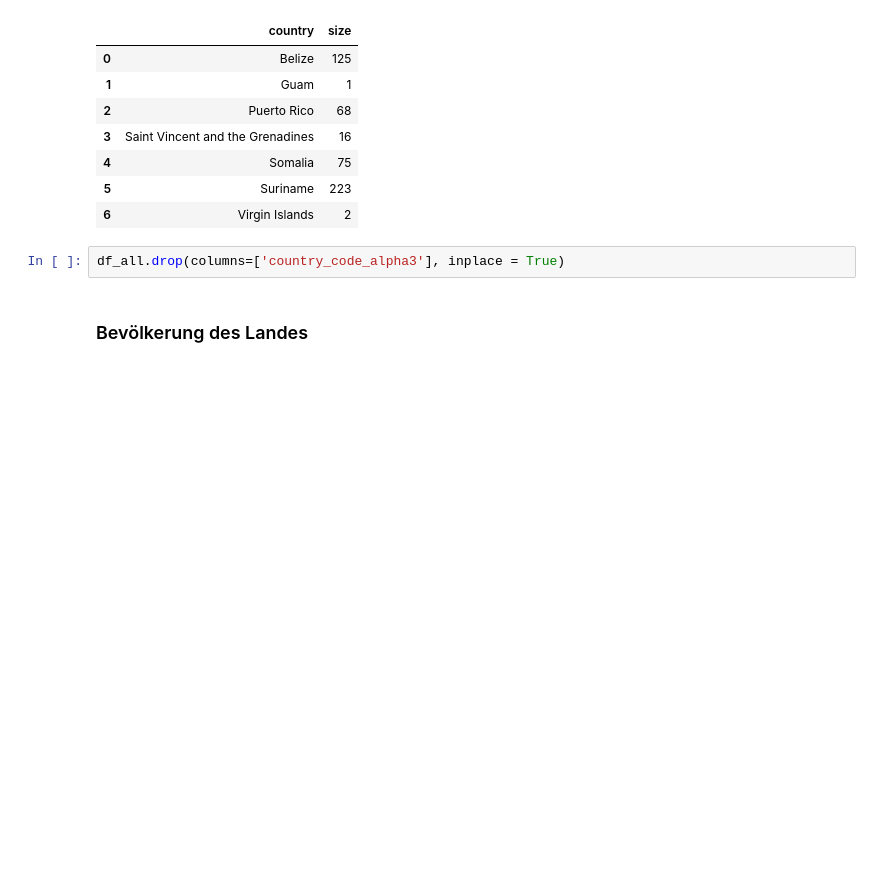
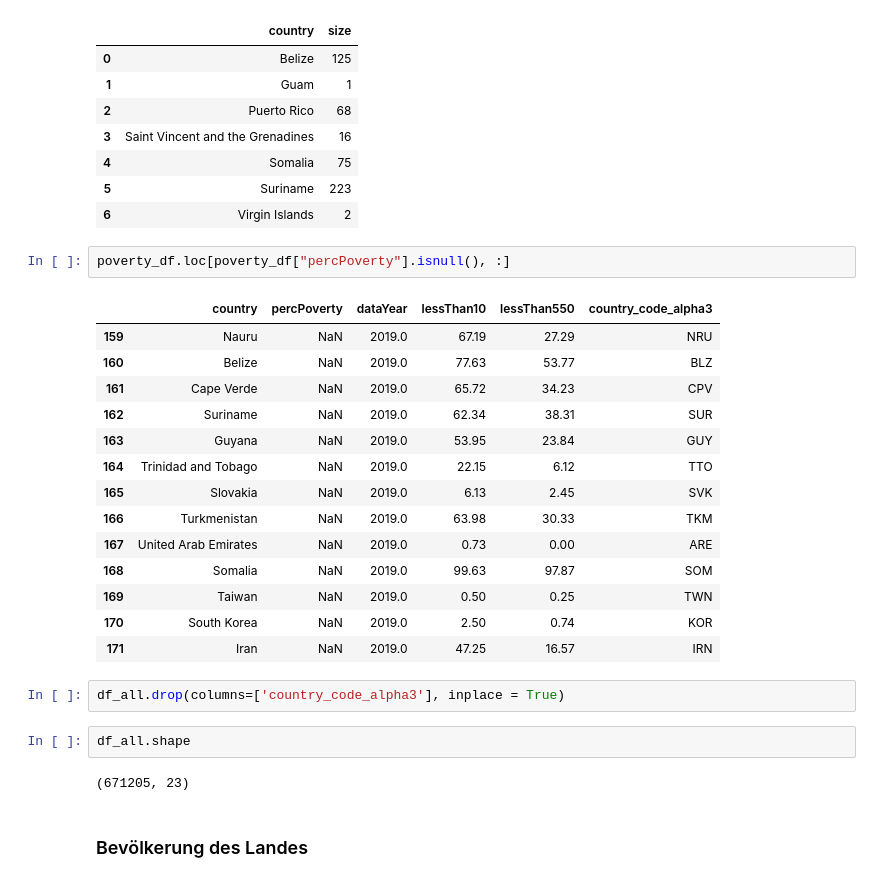
Before and after one commit to nataliabeller/data_scientist_edu, a Jupyter notebook: alfa_training/big_data/final_projekt/Abschlussprojekt - Praxisteil_Daten_Vorbereitung.ipynb, the cells around one changed output. Saved outputs shown, nothing was run; the diff lists cells and outputs as text; blank space fills up the shorter version.

```diff
--- a/alfa_training/big_data/final_projekt/Abschlussprojekt - Praxisteil_Daten_Vorbereitung.ipynb
+++ b/alfa_training/big_data/final_projekt/Abschlussprojekt - Praxisteil_Daten_Vorbereitung.ipynb
@@ -1116,8 +1197,29 @@ df_all.loc[df_all['percPoverty'].isnull(), :].groupby(['country'], as_index=Fals
 | 4 | Somalia | 75 |
 | 5 | Suriname | 223 |
 | 6 | Virgin Islands | 2 |
+# %%
+poverty_df.loc[poverty_df["percPoverty"].isnull(), :]
+# %% [output]
+|  | country | percPoverty | dataYear | lessThan10 | lessThan550 | country_code_alpha3 |
+| 159 | Nauru | NaN | 2019.0 | 67.19 | 27.29 | NRU |
+| 160 | Belize | NaN | 2019.0 | 77.63 | 53.77 | BLZ |
+| 161 | Cape Verde | NaN | 2019.0 | 65.72 | 34.23 | CPV |
+| 162 | Suriname | NaN | 2019.0 | 62.34 | 38.31 | SUR |
+| 163 | Guyana | NaN | 2019.0 | 53.95 | 23.84 | GUY |
+| 164 | Trinidad and Tobago | NaN | 2019.0 | 22.15 | 6.12 | TTO |
+| 165 | Slovakia | NaN | 2019.0 | 6.13 | 2.45 | SVK |
+| 166 | Turkmenistan | NaN | 2019.0 | 63.98 | 30.33 | TKM |
+| 167 | United Arab Emirates | NaN | 2019.0 | 0.73 | 0.00 | ARE |
+| 168 | Somalia | NaN | 2019.0 | 99.63 | 97.87 | SOM |
+| 169 | Taiwan | NaN | 2019.0 | 0.50 | 0.25 | TWN |
+| 170 | South Korea | NaN | 2019.0 | 2.50 | 0.74 | KOR |
+| 171 | Iran | NaN | 2019.0 | 47.25 | 16.57 | IRN |
 # %%
 df_all.drop(columns=['country_code_alpha3'], inplace = True)
+# %%
+df_all.shape
+# %% [output]
+(671205, 23)
 # %% [markdown]
 ### Bevölkerung des Landes
 # %% [markdown]
```
Also changed, not shown: parts of 56 cells of this notebook, 3 other files.
